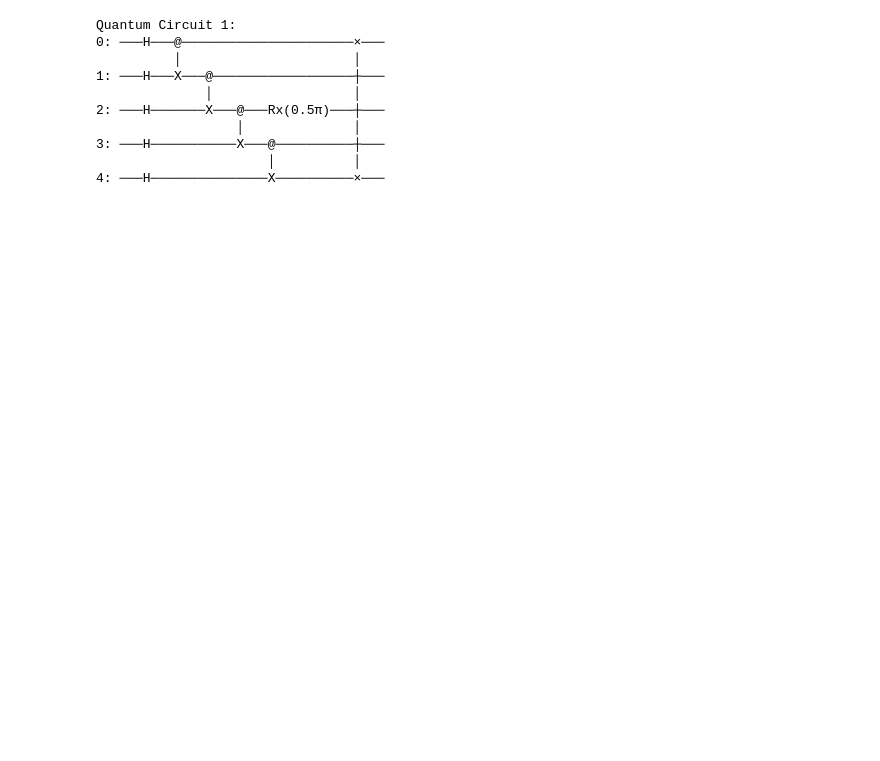
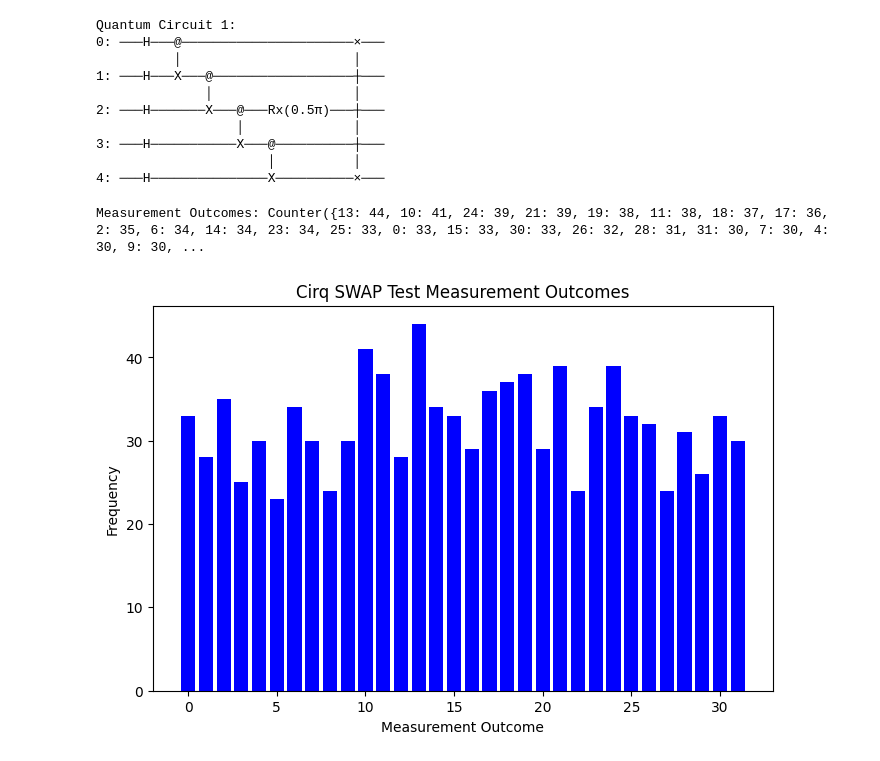
Before and after one commit to venom1204/QMLHEP, a Jupyter notebook: task1_1.ipynb, the cells around one changed output. Cells and saved outputs as stored; diff of their text form; code cells hidden in the pictures; blank space fills up the shorter version.

```diff
--- a/task1_1.ipynb
+++ b/task1_1.ipynb
@@ -56,3 +56,23 @@ Quantum Circuit 1:
 3: ───H───────────X───@──────────┼───
                       │          │
 4: ───H───────────────X──────────×───
+# %%
+# Simulate the circuit
+simulator = cirq.Simulator()  # Use Cirq's simulator
+# Add a measurement to all qubits
+circuit.append(cirq.measure(*qubits, key='result')) # measure all qubits and store the results under the key 'result'
+result = simulator.run(circuit, repetitions=1024)
+counts = result.histogram(key='result')
+print("Measurement Outcomes:", counts)
+# %% [output]
+Measurement Outcomes: Counter({13: 44, 10: 41, 24: 39, 21: 39, 19: 38, 11: 38, 18: 37, 17: 36, 2: 35, 6: 34, 14: 34, 23: 34, 25: 33, 0: 33, 15: 33, 30: 33, 26: 32, 28: 31, 31: 30, 7: 30, 4: 30, 9: 30, ...
+# %%
+# Plot the results
+plt.figure(figsize=(8, 5))
+plt.bar(counts.keys(), counts.values(), color='blue')
+plt.xlabel("Measurement Outcome")
+plt.ylabel("Frequency")
+plt.title("Cirq SWAP Test Measurement Outcomes") # Changed title to Cirq
+plt.show()
+# %% [output]
+[figure, added]
```
Also changed, not shown: parts of 1 cell of this notebook.
